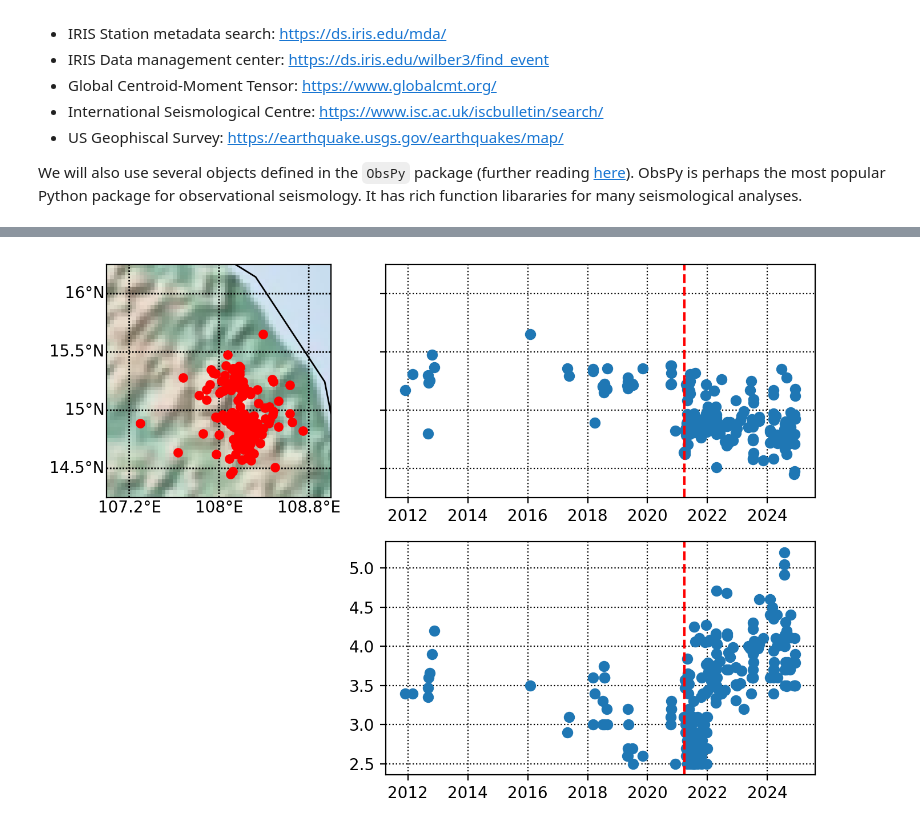
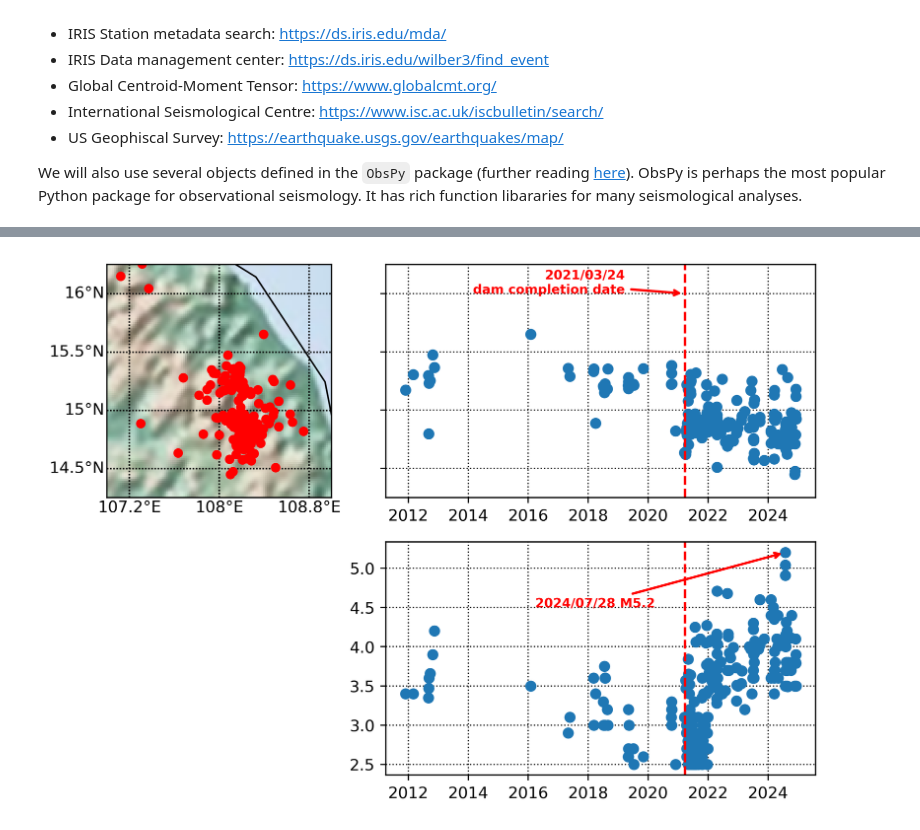
Before and after one commit to tsonpham/ObsSeisHUS2025, a Jupyter notebook: Day1/D1_Lab.ipynb, the cells around one changed output, grey strips where cells are left out. Drawn from its saved outputs; the diff is of its cells as text; code cells hidden in the pictures.

```diff
--- a/Day1/D1_Lab.ipynb
+++ b/Day1/D1_Lab.ipynb
@@ -31,3 +37,12 @@ Requirement already satisfied: six>=1.5 in /Users/thanhson/.pyenv/versions/emcee
+# %%
+#@title Notebook visualisation settings
+
+%config InlineBackend.figure_format = "retina"
+from matplotlib import rcParams
+
+rcParams["savefig.dpi"] = 200
+rcParams["figure.dpi"] = 200
+rcParams["font.size"] = 10
 # %% [markdown]
 ---
 ## Plot a base map using `Basemap` package
@@ -236,44 +253,55 @@ We now focus on the Dak Nong earthquake sequences to see its time evolutions as
 import matplotlib.dates as mdates
 from datetime import datetime
 
-cat = catalog.filter("latitude < 16.", "latitude > 14.",
-        "longitude > 107", "longitude < 109")
+# Select event near the Kon Tum province region
+cat = catalog.filter("latitude < 16.", "latitude > 14.", "longitude > 107", "longitude < 109")
 
+# Collect the event time, magnitude, latitude and longitude from the filtered catalog
 evtime = [e.origins[0].time.datetime for e in cat]
 evmag = [e.magnitudes[0].mag for e in cat]
 evlat = [e.origins[0].latitude for e in cat]
 evlon = [e.origins[0].longitude for e in cat]
 
+# Prepare figure with multiple components
+fig, ax  = plt.subplots(2, 2, figsize=(7, 5), width_ratios=(1, 1.9))
 
-fig, ax  = plt.subplots(2, 2, figsize=(7, 5), width_ratios=(1, 1.9), dpi=200)
-
+# Create a new map instance in one of the figure panel
 m = Basemap(projection='merc', ax=ax[0, 0], llcrnrlat=14.25, urcrnrlat=16.25,
             llcrnrlon=107, urcrnrlon=109, resolution='c')
-
 m.drawparallels(np.arange(14, 16.5, .5), labels=[1,0,0,0])
 m.drawmeridians(np.arange(107.2, 109, .8), labels=[0,0,0,1])
 m.drawcoastlines(linewidth=1, color='k')
-m.shadedrelief(scale=1)
+m.shadedrelief(scale=2)
+# plot events as circles on the map in the top-left panel
+m.plot(evlo, evla, 'ro', markersize=5, latlon=True)
 
-m.plot([e.origins[0].longitude for e in cat],
-       [e.origins[0].latitude for e in cat], 'ro', markersize=5, latlon=True)
-
+# plot event latitude as function of time in the top-right panel
 ax[0, 1].plot(evtime, evlat, 'o')
 ax[0, 1].set(yticks=np.arange(14, 16.5, .5), yticklabels=[], ylim=(14.25, 16.25))
 ax[0, 1].axvline(datetime(2021, 3, 24), color='red', linestyle='--', label='March 24, 2021')
 ax[0, 1].grid(ls=':', color='k')
 
+# plot event longitude as function of time in the bottom-left panel
 ax[1, 1].plot(evtime, evmag, 'o')
 ax[1, 1].axvline(datetime(2021, 3, 24), color='red', linestyle='--', label='March 24, 2021')
 ax[1, 1].grid(ls=':', color='k')
 
+# hide the bottom-right panel
 ax[1, 0].set(frame_on=False, xticks=[], yticks=[])
 
-# ax.xaxis.set_major_locator(mdates.YearLocator(4))
+# get info of the 2024/07/28 event
+e24 = cat[np.argmax(evmag)]
+ax[0, 1].annotate('2021/03/24\ndam completion date', xy=(datetime(2021, 3, 24), 16),
+                 xytext=(datetime(2019, 3, 24), 16),
+                 arrowprops=dict(arrowstyle='->', lw=1.5, color='red'),
+                 fontsize=8, ha='right', fontweight='bold', color='red')
 
-# e24 = cat[np.argmax(evmag)]
+ax[1, 1].annotate('2024/07/28 M5.2', xy=(e24.origins[0].time.datetime, e24.magnitudes[0].mag),
+                 xytext=(datetime(2020, 3, 24), 4.5),
+                 arrowprops=dict(arrowstyle='->', lw=1.5, color='red'),
+                 fontsize=8, ha='right', fontweight='bold', color='red')
+
 fig.tight_layout()
-
 plt.show()
 # %% [output]
-[figure, old version]
+[figure, new version]
```
Also changed, not shown: parts of 13 cells of this notebook, 1 other file.
